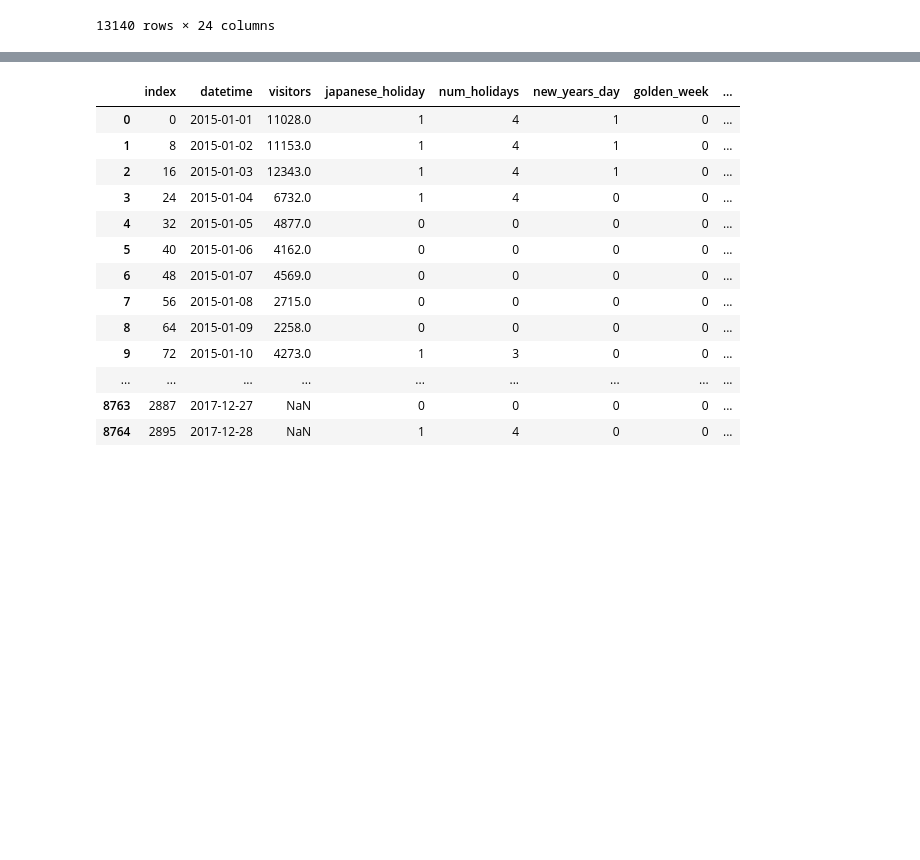
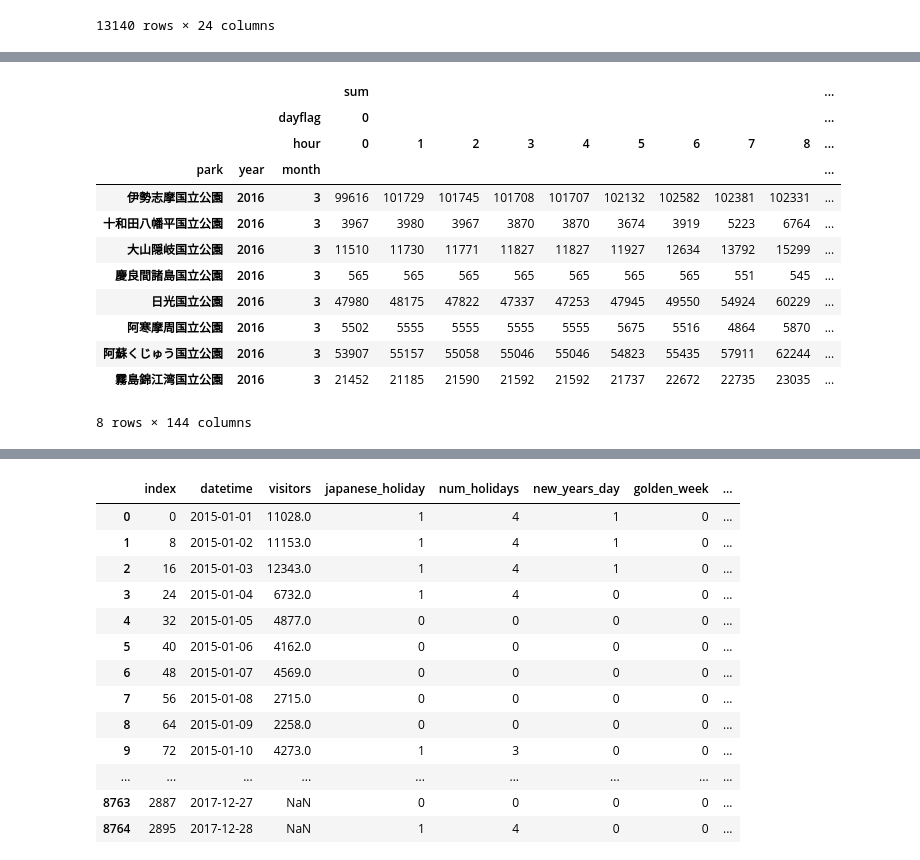
Before and after one commit to Hesene/National-Parks, a Jupyter notebook: src/EDA.ipynb, the cells around one changed output, grey strips where cells are left out. Drawn from its saved outputs; the diff is of its cells as text; code cells hidden in the pictures; blank space fills up the shorter version.

```diff
--- a/src/EDA.ipynb
+++ b/src/EDA.ipynb
@@ -245,3 +277,19 @@ weather.fillna(0, inplace=True)
+# %%
+tmp_agoop
+# %% [output]
+|  |  |  | sum |  |  |  |  |  |  |  |  | ... |
+|  |  | dayflag | 0 |  |  |  |  |  |  |  |  | ... |
+|  |  | hour | 0 | 1 | 2 | 3 | 4 | 5 | 6 | 7 | 8 | ... |
+| park | year | month |  |  |  |  |  |  |  |  |  | ... |
+| 伊勢志摩国立公園 | 2016 | 3 | 99616 | 101729 | 101745 | 101708 | 101707 | 102132 | 102582 | 102381 | 102331 | ... |
+| 十和田八幡平国立公園 | 2016 | 3 | 3967 | 3980 | 3967 | 3870 | 3870 | 3674 | 3919 | 5223 | 6764 | ... |
+| 大山隠岐国立公園 | 2016 | 3 | 11510 | 11730 | 11771 | 11827 | 11827 | 11927 | 12634 | 13792 | 15299 | ... |
+| 慶良間諸島国立公園 | 2016 | 3 | 565 | 565 | 565 | 565 | 565 | 565 | 565 | 551 | 545 | ... |
+| 日光国立公園 | 2016 | 3 | 47980 | 48175 | 47822 | 47337 | 47253 | 47945 | 49550 | 54924 | 60229 | ... |
+| 阿寒摩周国立公園 | 2016 | 3 | 5502 | 5555 | 5555 | 5555 | 5555 | 5675 | 5516 | 4864 | 5870 | ... |
+| 阿蘇くじゅう国立公園 | 2016 | 3 | 53907 | 55157 | 55058 | 55046 | 55046 | 54823 | 55435 | 57911 | 62244 | ... |
+| 霧島錦江湾国立公園 | 2016 | 3 | 21452 | 21185 | 21590 | 21592 | 21592 | 21737 | 22672 | 22735 | 23035 | ... |
+8 rows × 144 columns
 # %%
 weather['datetime'] = weather['datetime']+datetime.timedelta(1)
 # %%
```
Also changed, not shown: parts of 5 cells of this notebook, 3 other files.
